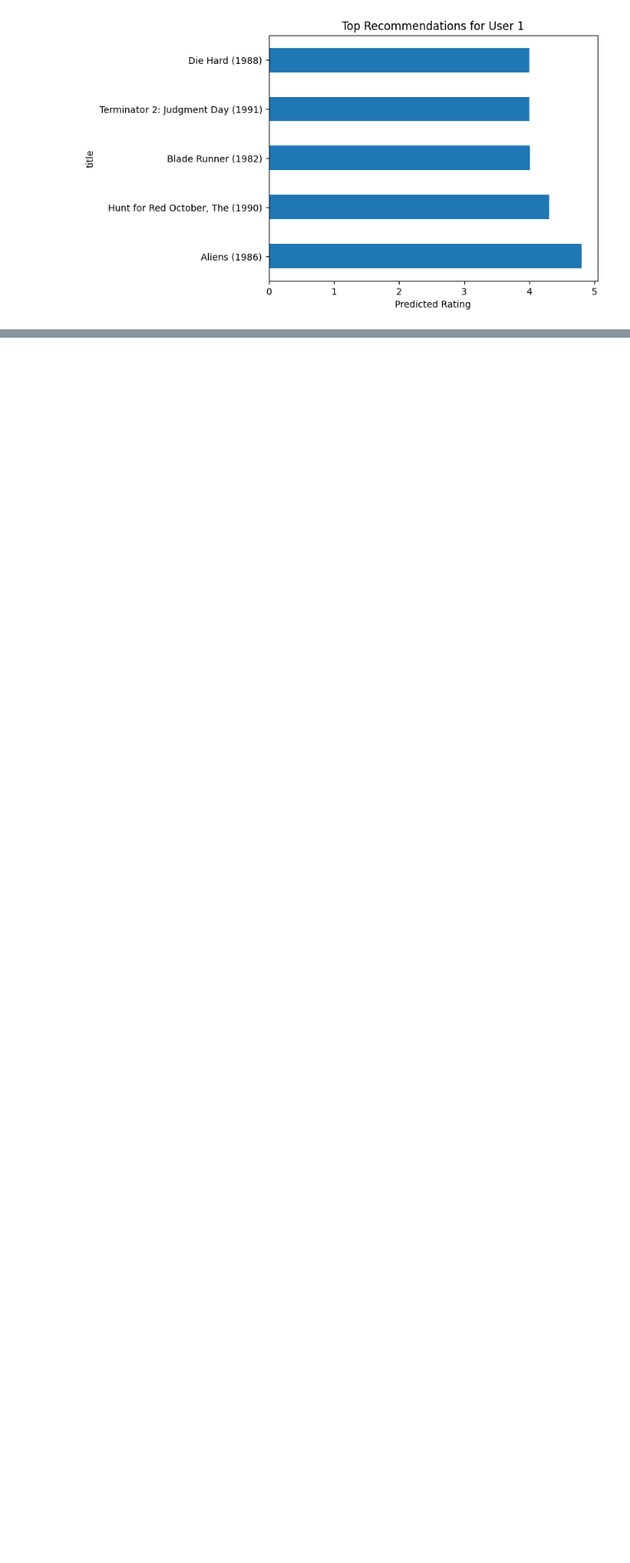
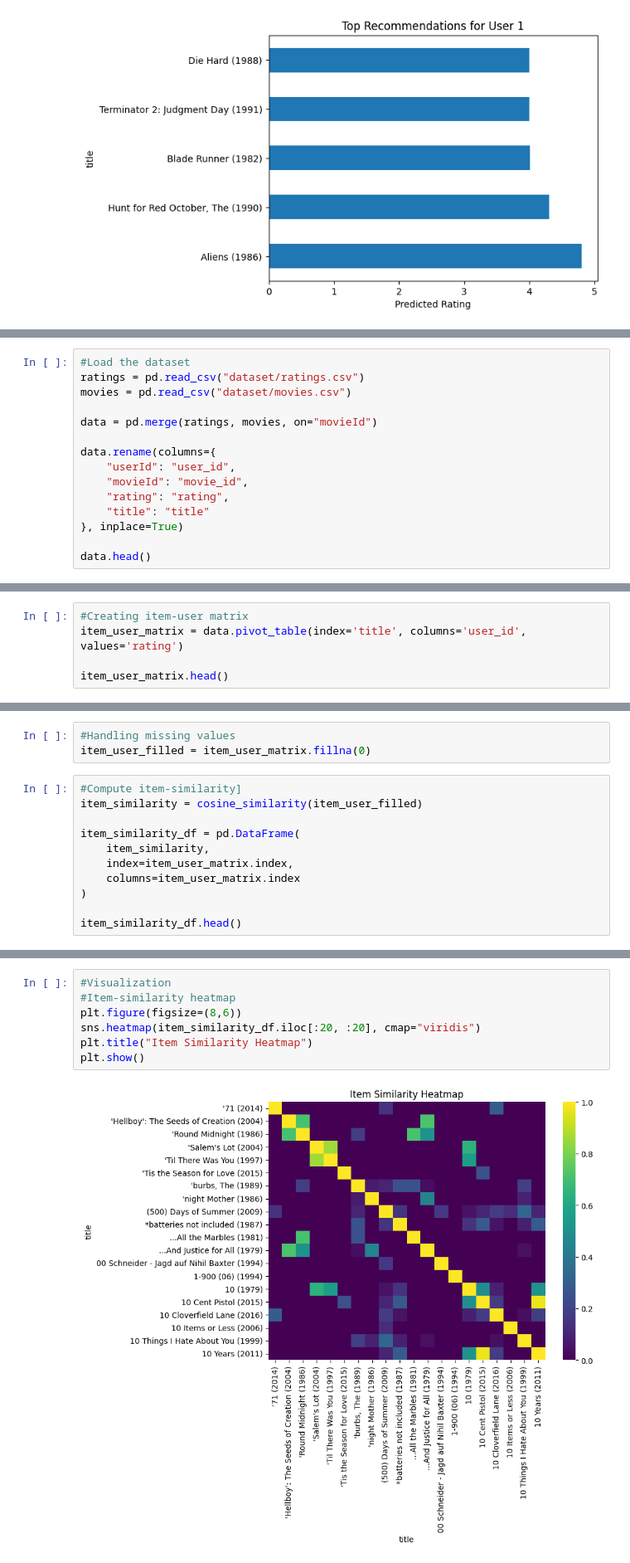
Before and after one commit to dhans2007/ML_LAB, a Jupyter notebook: ML_lab9_1.ipynb, the cells around one changed output, grey strips where cells are left out. Shown at 83% size. Cells and saved outputs as stored; diff of their text form; blank space fills up the shorter version.

```diff
--- a/ML_lab9_1.ipynb
+++ b/ML_lab9_1.ipynb
@@ -237,0 +251,15 @@ plt.show()
+# %%
+#Load the dataset
+ratings = pd.read_csv("dataset/ratings.csv")
+movies = pd.read_csv("dataset/movies.csv")
+
+data = pd.merge(ratings, movies, on="movieId")
+
+data.rename(columns={
+    "userId": "user_id",
+    "movieId": "movie_id",
+    "rating": "rating",
+    "title": "title"
+}, inplace=True)
+
+data.head()
@@ -237,0 +273,5 @@ plt.show()
+# %%
+#Creating item-user matrix
+item_user_matrix = data.pivot_table(index='title', columns='user_id', values='rating')
+
+item_user_matrix.head()
@@ -237,0 +287,14 @@ plt.show()
+# %%
+#Handling missing values
+item_user_filled = item_user_matrix.fillna(0)
+# %%
+#Compute item-similarity]
+item_similarity = cosine_similarity(item_user_filled)
+
+item_similarity_df = pd.DataFrame(
+    item_similarity,
+    index=item_user_matrix.index,
+    columns=item_user_matrix.index
+)
+
+item_similarity_df.head()
@@ -237,0 +459,9 @@ plt.show()
+# %%
+#Visualization
+#Item-similarity heatmap
+plt.figure(figsize=(8,6))
+sns.heatmap(item_similarity_df.iloc[:20, :20], cmap="viridis")
+plt.title("Item Similarity Heatmap")
+plt.show()
+# %% [output]
+[figure, added]
```
Also changed, not shown: parts of 13 cells of this notebook.
